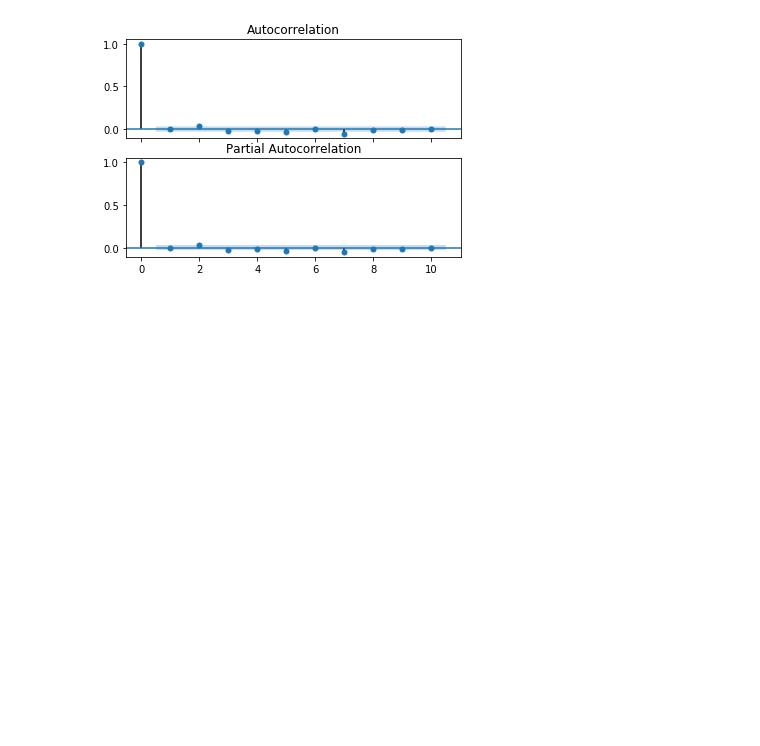
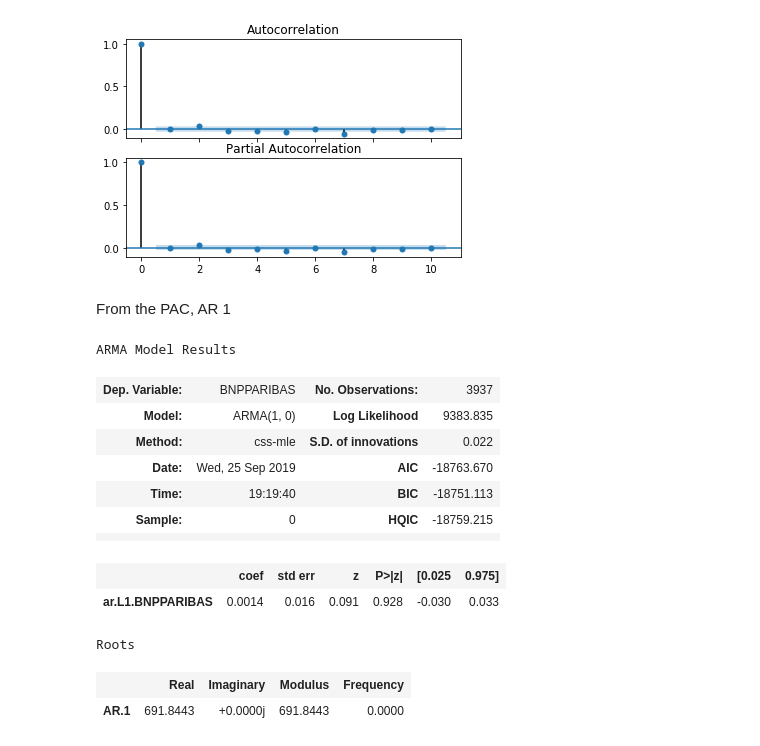
Before and after one commit to thomaspernet/PythonFinanceClass, a Jupyter notebook: QuantitativeFinance/PythonFiles/Untitled.ipynb, the cells around one changed output. Drawn from its saved outputs; the diff is of its cells as text; code cells hidden in the pictures; blank space fills up the shorter version.

```diff
--- a/QuantitativeFinance/PythonFiles/Untitled.ipynb
+++ b/QuantitativeFinance/PythonFiles/Untitled.ipynb
@@ -151,3 +176,29 @@ def PAC(y, lag = 10):
 PAC(y = df_return['BNPPARIBAS'])
 # %% [output]
 [figure]
+# %% [markdown]
+From the PAC, AR 1
+# %%
+def AR(x):
+
+    modelAR1 = ARIMA(df_return[x], order=(1,0,0)).fit(
+    trend = 'nc',
+)
+
+    return modelAR1.summary()
+# %%
+AR(x = 'BNPPARIBAS')
+# %% [output]
+ARMA Model Results
+| Dep. Variable: | BNPPARIBAS | No. Observations: | 3937 |
+| Model: | ARMA(1, 0) | Log Likelihood | 9383.835 |
+| Method: | css-mle | S.D. of innovations | 0.022 |
+| Date: | Wed, 25 Sep 2019 | AIC | -18763.670 |
+| Time: | 19:19:40 | BIC | -18751.113 |
+| Sample: | 0 | HQIC | -18759.215 |
+|  |  |  |  |
+|  | coef | std err | z | P>|z| | [0.025 | 0.975] |
+| ar.L1.BNPPARIBAS | 0.0014 | 0.016 | 0.091 | 0.928 | -0.030 | 0.033 |
+Roots
+|  | Real | Imaginary | Modulus | Frequency |
+| AR.1 | 691.8443 | +0.0000j | 691.8443 | 0.0000 |
```
Also changed, not shown: parts of 11 cells of this notebook.
